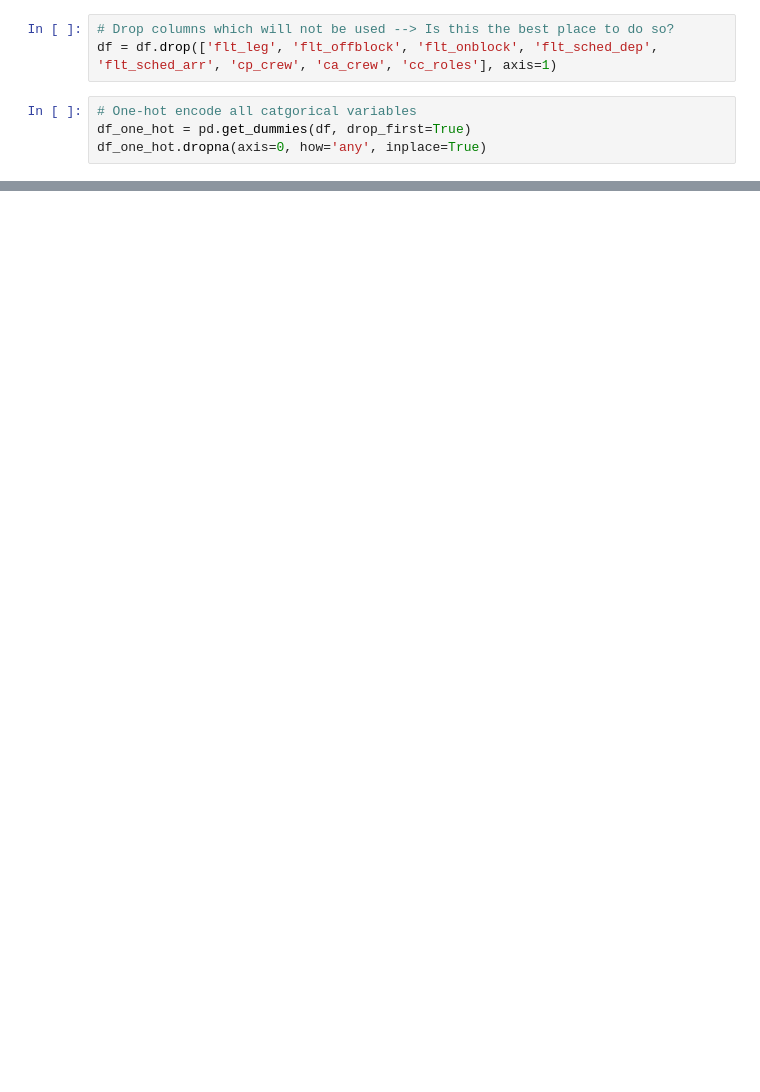
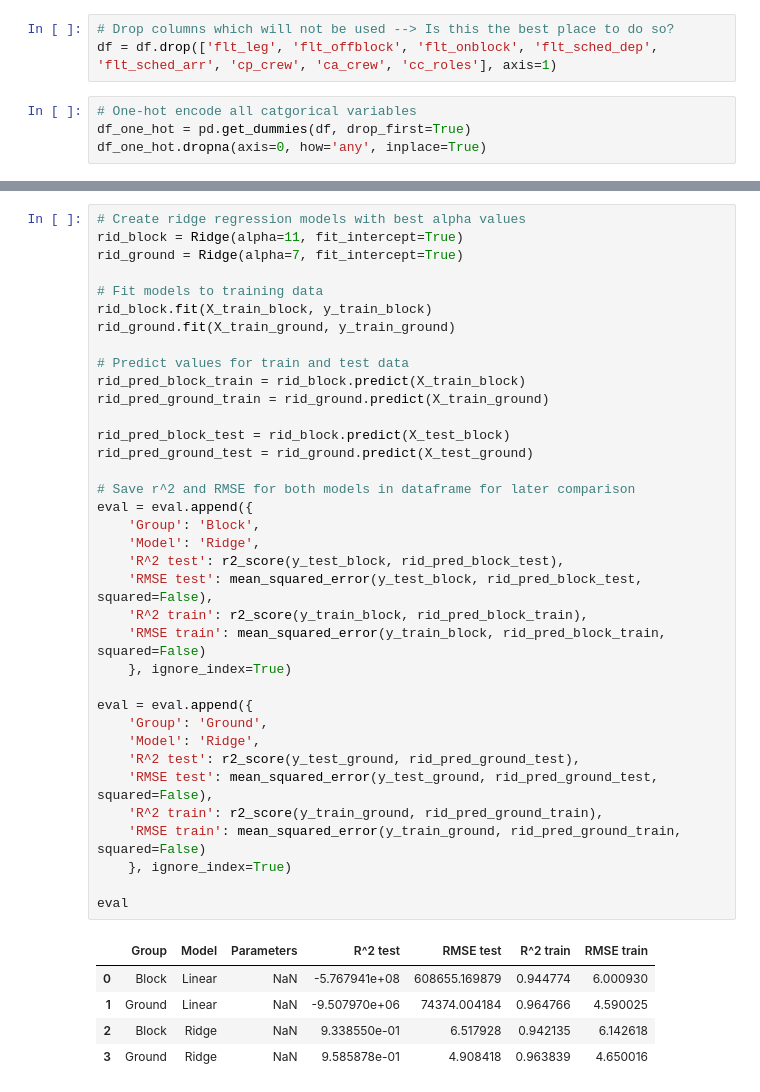
Before and after one commit to HinNerd/Flight_Prediction, a Jupyter notebook: notebooks/5_model.ipynb, the cells around one changed output, grey strips where cells are left out. Saved outputs shown, nothing was run; the diff lists cells and outputs as text; blank space fills up the shorter version.

```diff
--- a/notebooks/5_model.ipynb
+++ b/notebooks/5_model.ipynb
@@ -49,0 +131,42 @@ X_train_onblock, X_test_onblock, y_train_onblock, y_test_onblock = train_test_sp
+# %%
+# Create ridge regression models with best alpha values
+rid_block = Ridge(alpha=11, fit_intercept=True)
+rid_ground = Ridge(alpha=7, fit_intercept=True)
+
+# Fit models to training data
+rid_block.fit(X_train_block, y_train_block)
+rid_ground.fit(X_train_ground, y_train_ground)
+
+# Predict values for train and test data
+rid_pred_block_train = rid_block.predict(X_train_block)
+rid_pred_ground_train = rid_ground.predict(X_train_ground)
+
+rid_pred_block_test = rid_block.predict(X_test_block)
+rid_pred_ground_test = rid_ground.predict(X_test_ground)
+
+# Save r^2 and RMSE for both models in dataframe for later comparison
+eval = eval.append({
+    'Group': 'Block',
+    'Model': 'Ridge',
+    'R^2 test': r2_score(y_test_block, rid_pred_block_test),
+    'RMSE test': mean_squared_error(y_test_block, rid_pred_block_test, squared=False),
+    'R^2 train': r2_score(y_train_block, rid_pred_block_train),
+    'RMSE train': mean_squared_error(y_train_block, rid_pred_block_train, squared=False)
+    }, ignore_index=True)
+
+eval = eval.append({
+    'Group': 'Ground',
+    'Model': 'Ridge',
+    'R^2 test': r2_score(y_test_ground, rid_pred_ground_test),
+    'RMSE test': mean_squared_error(y_test_ground, rid_pred_ground_test, squared=False),
+    'R^2 train': r2_score(y_train_ground, rid_pred_ground_train),
+    'RMSE train': mean_squared_error(y_train_ground, rid_pred_ground_train, squared=False)
+    }, ignore_index=True)
+
+eval
+# %% [output]
+|  | Group | Model | Parameters | R^2 test | RMSE test | R^2 train | RMSE train |
+| 0 | Block | Linear | NaN | -5.767941e+08 | 608655.169879 | 0.944774 | 6.000930 |
+| 1 | Ground | Linear | NaN | -9.507970e+06 | 74374.004184 | 0.964766 | 4.590025 |
+| 2 | Block | Ridge | NaN | 9.338550e-01 | 6.517928 | 0.942135 | 6.142618 |
+| 3 | Ground | Ridge | NaN | 9.585878e-01 | 4.908418 | 0.963839 | 4.650016 |
```
Also changed, not shown: parts of 23 cells of this notebook, 1 other file.
